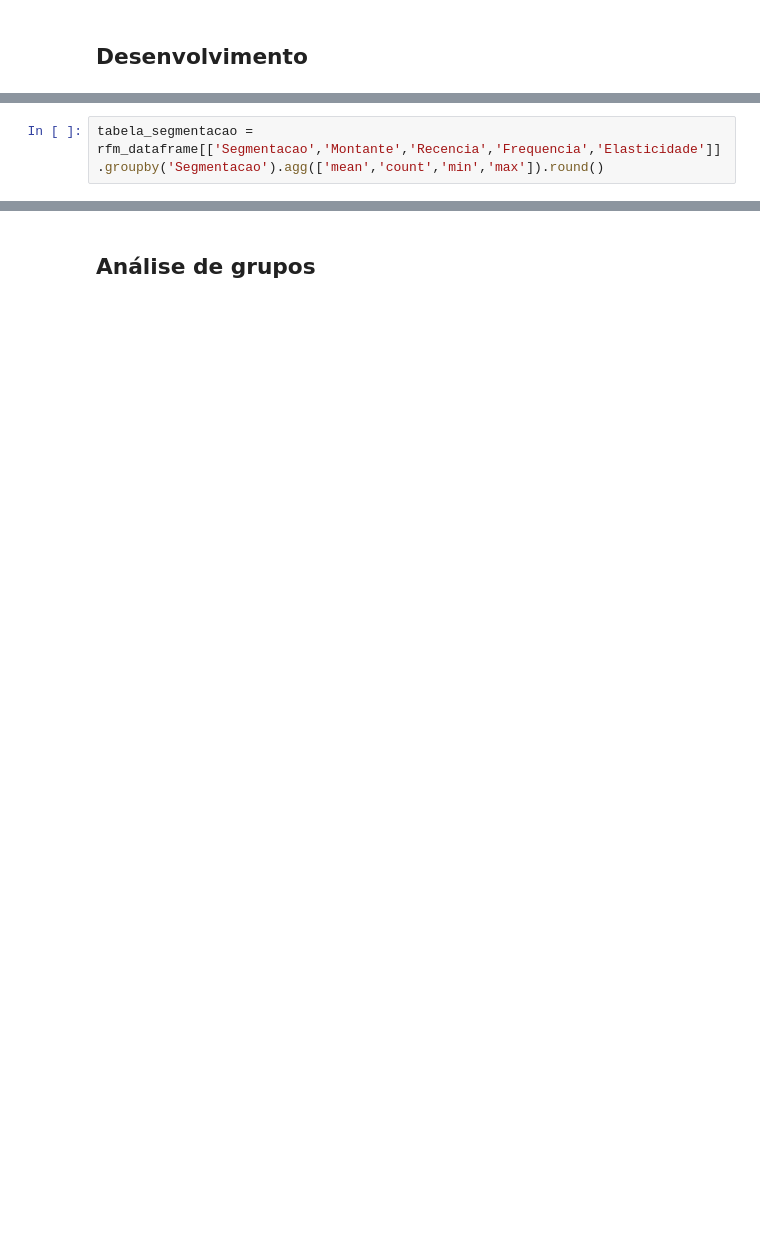
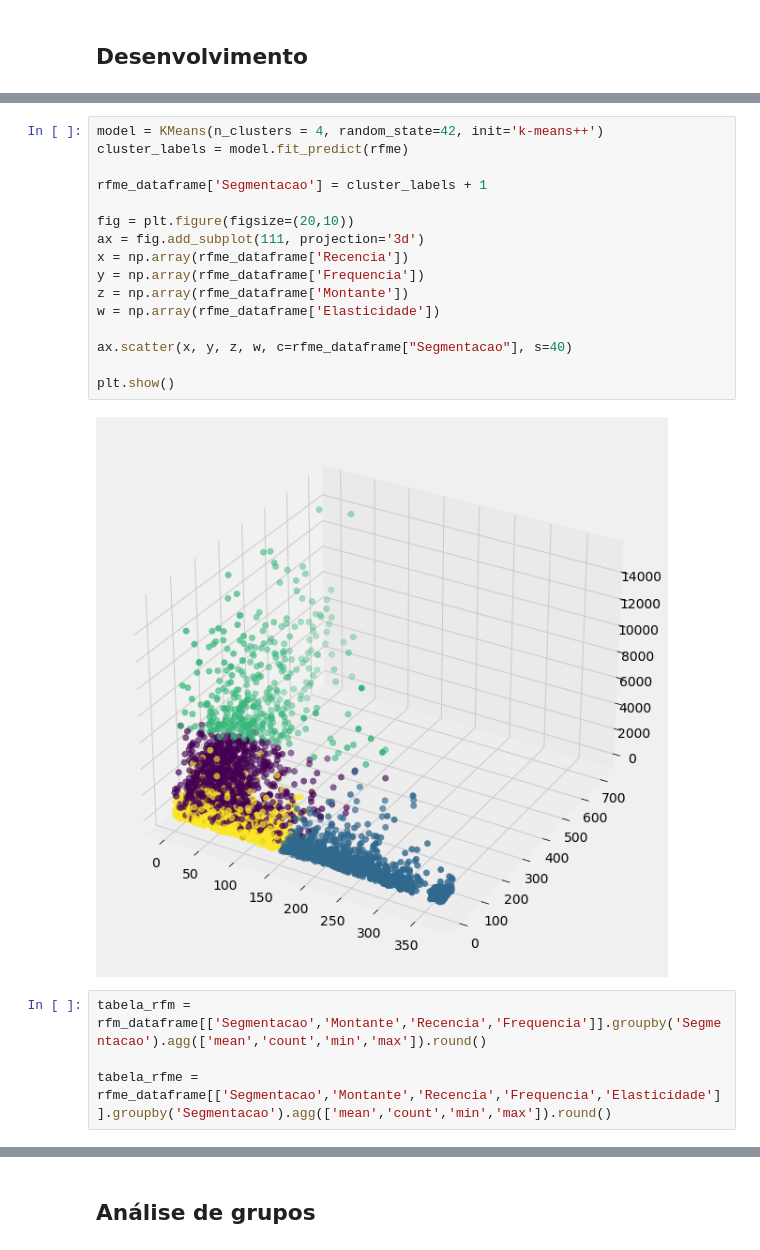
Before and after one commit to wander-asb/Customer_Segmentation, a Jupyter notebook: Segmentação_de_consumidores.ipynb, the cells around one changed output, grey strips where cells are left out. Saved outputs shown, nothing was run; the diff lists cells and outputs as text; blank space fills up the shorter version.

```diff
--- a/Segmentação_de_consumidores.ipynb
+++ b/Segmentação_de_consumidores.ipynb
@@ -442,2 +351,22 @@ plt.show()
+# %%
+model = KMeans(n_clusters = 4, random_state=42, init='k-means++')
+cluster_labels = model.fit_predict(rfme)
+
+rfme_dataframe['Segmentacao'] = cluster_labels + 1
+
+fig = plt.figure(figsize=(20,10))
+ax = fig.add_subplot(111, projection='3d')
+x = np.array(rfme_dataframe['Recencia'])
+y = np.array(rfme_dataframe['Frequencia'])
+z = np.array(rfme_dataframe['Montante'])
+w = np.array(rfme_dataframe['Elasticidade'])
+
+ax.scatter(x, y, z, w, c=rfme_dataframe["Segmentacao"], s=40)
+
+plt.show()
+# %% [output]
+[figure, added]
 # %%
-tabela_segmentacao = rfm_dataframe[['Segmentacao','Montante','Recencia','Frequencia','Elasticidade']].groupby('Segmentacao').agg(['mean','count','min','max']).round()
+tabela_rfm = rfm_dataframe[['Segmentacao','Montante','Recencia','Frequencia']].groupby('Segmentacao').agg(['mean','count','min','max']).round()
+
+tabela_rfme = rfme_dataframe[['Segmentacao','Montante','Recencia','Frequencia','Elasticidade']].groupby('Segmentacao').agg(['mean','count','min','max']).round()
```
Also changed, not shown: parts of 39 cells of this notebook.
